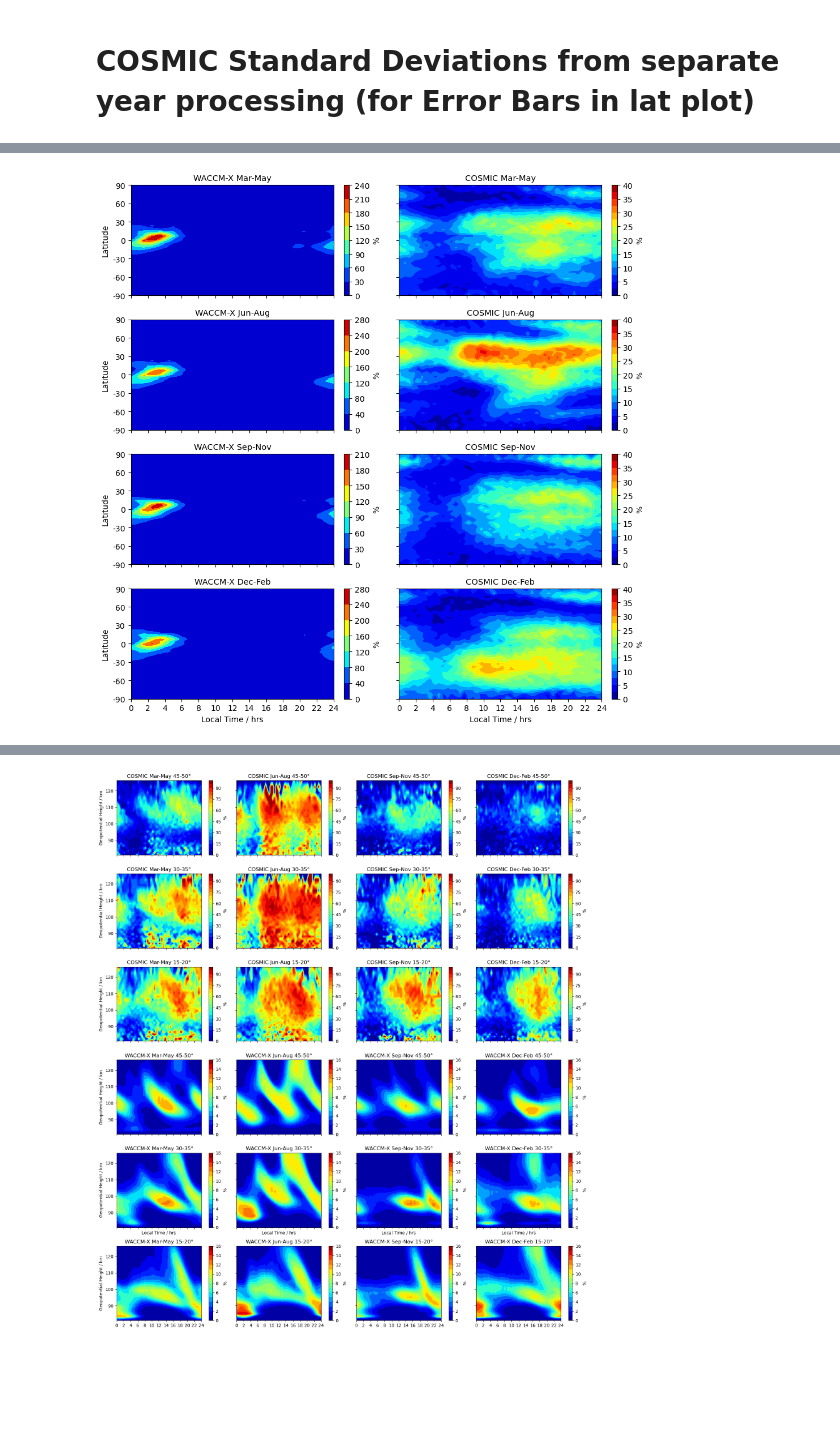
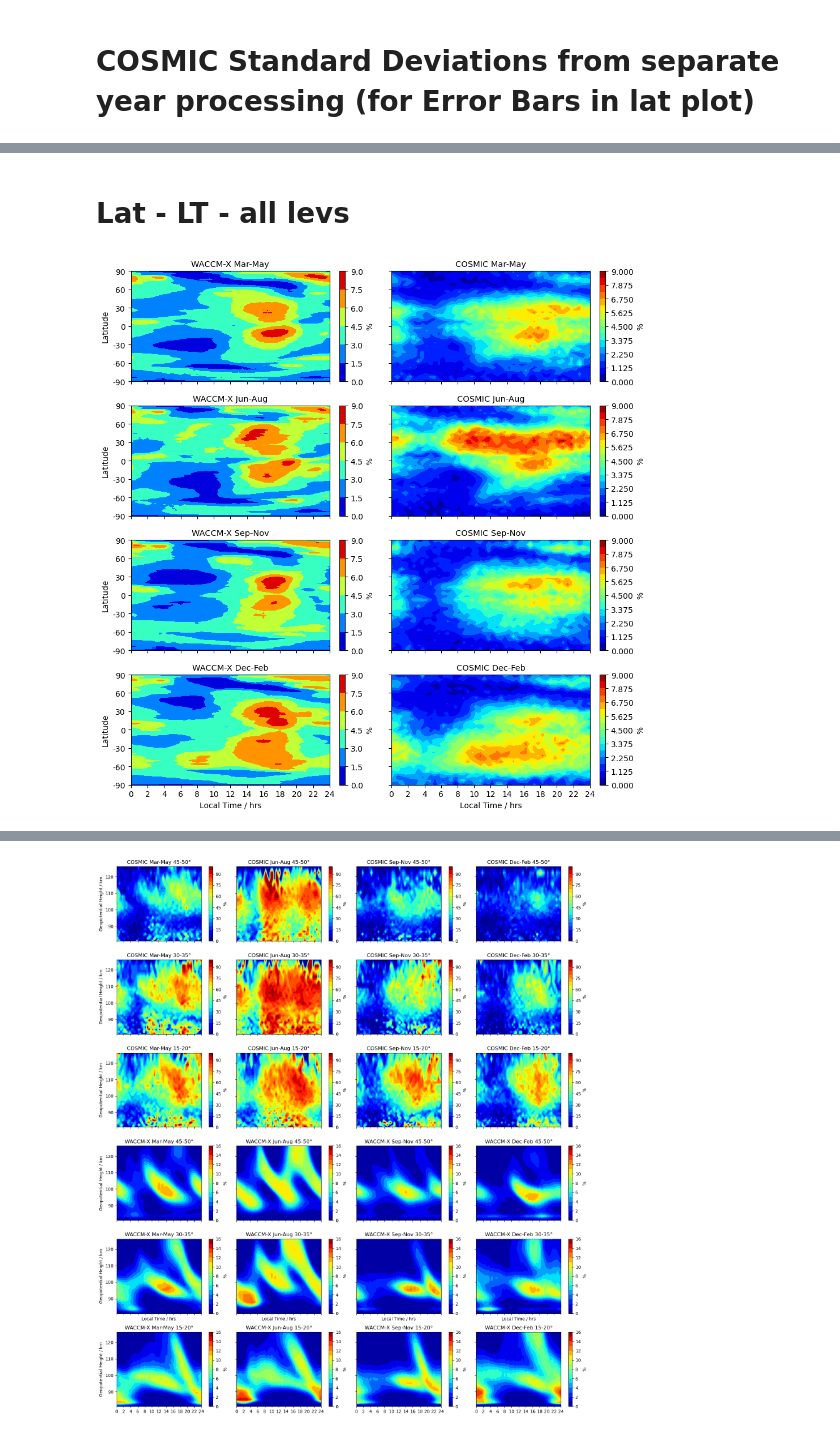
Before and after one commit to tashaay/SpE_Identification_Notebooks, a Jupyter notebook: COSMIC_WACCM_Plotting-WACCM_Factor.ipynb, the cells around one changed output, grey strips where cells are left out. Cells and saved outputs as stored; diff of their text form; code cells hidden in the pictures; blank space fills up the shorter version.

```diff
--- a/COSMIC_WACCM_Plotting-WACCM_Factor.ipynb
+++ b/COSMIC_WACCM_Plotting-WACCM_Factor.ipynb
@@ -187,19 +280,26 @@ win_ocfr_LT = win_ds['ocfr_LT'] # dimensions altitude, latitude, local_time
 
 
 #Lat-Lon Plots
-spr_ocfr_lon_altmean = spr_ocfr_lon.mean(dim='altitude')
-sum_ocfr_lon_altmean = sum_ocfr_lon.mean(dim='altitude')
-aut_ocfr_lon_altmean = aut_ocfr_lon.mean(dim='altitude')
-win_ocfr_lon_altmean = win_ocfr_lon.mean(dim='altitude')
+reshaped_spr_alt = spr_alt.expand_dims({'dim_1': 1, 'dim_2': 1}).transpose('altitude', 'dim_2', 'dim_1')
+reshaped_alt = np.tile(reshaped_spr_alt, (1, spr_ocfr_lon.shape[1], spr_ocfr_lon.shape[2])) # Use broadcasting to create the array with the same dimensions as spr_ocfr_lon_m
+
+spr_ocfr_lon_altmean = wt_avg_alt(spr_ocfr_lon, reshaped_alt)
+sum_ocfr_lon_altmean = wt_avg_alt(sum_ocfr_lon, reshaped_alt)
+aut_ocfr_lon_altmean = wt_avg_alt(aut_ocfr_lon, reshaped_alt)
+win_ocfr_lon_altmean = wt_avg_alt(win_ocfr_lon, reshaped_alt)
+
 
 #Lat-LT Plots
 timeplot = np.linspace(0, 24, 49)
 timeconv_plot_ticks = np.arange(0,25, dtype=float)
 
-spr_ocfr_LT_altmean = spr_ocfr_LT.mean(dim='altitude')
-sum_ocfr_LT_altmean = sum_ocfr_LT.mean(dim='altitude')
-aut_ocfr_LT_altmean = aut_ocfr_LT.mean(dim='altitude')
-win_ocfr_LT_altmean = win_ocfr_LT.mean(dim='altitude')
+reshaped_alt2 = np.tile(reshaped_spr_alt, (1, spr_ocfr_LT.shape[1], spr_ocfr_LT.shape[2])) # Use broadcasting to create the array with the same dimensions as spr_ocfr_LT_m
+
+spr_ocfr_LT_altmean = wt_avg_alt(spr_ocfr_LT, reshaped_alt2)
+sum_ocfr_LT_altmean = wt_avg_alt(sum_ocfr_LT, reshaped_alt2)
+aut_ocfr_LT_altmean = wt_avg_alt(aut_ocfr_LT, reshaped_alt2)
+win_ocfr_LT_altmean = wt_avg_alt(win_ocfr_LT, reshaped_alt2)
+
 
 #Lat only
 spr_ocfr_LT_lat = spr_ocfr_LT_altmean.mean(dim='local_time')
@@ -324,7 +418,7 @@ ALon = ds.variables['lon']
 s4max_threshold = 0.35
 
 #=================================================================================
-spr_filepath_m = f'Nc_Files/s4max/maglat_maglon/Ocfr_m_spring_5d_s4max_{s4max_threshold}.nc'
+spr_filepath_m = f'Nc_Files/s4max/e_criteria/maglat_maglon/Ocfr_m_spring_5d_s4max_{s4max_threshold}.nc'
 spr_dsm = xr.open_dataset(spr_filepath_m)
 
 # Extract variables and coordinates to new variables
@@ -345,19 +439,19 @@ spr_ocfr_lon_m = spr_dsm['ocfr_lon_m'] # dimensions altitude, latitude, longitud
 spr_ocfr_LT_m = spr_dsm['ocfr_LT_m'] # dimensions altitude, latitude, local_time
 
 #=================================================================================
-sum_filepath_m = f'Nc_Files/s4max/maglat_maglon/Ocfr_m_summer_5d_s4max_{s4max_threshold}.nc'
+sum_filepath_m = f'Nc_Files/s4max/e_criteria/maglat_maglon/Ocfr_m_summer_5d_s4max_{s4max_threshold}.nc'
 sum_dsm = xr.open_dataset(sum_filepath_m)
 sum_ocfr_lon_m = sum_dsm['ocfr_lon_m'] # dimensions altitude, latitude, longitude
 sum_ocfr_LT_m = sum_dsm['ocfr_LT_m'] # dimensions altitude, latitude, local_time
 
 #=================================================================================
-aut_filepath_m = f'Nc_Files/s4max/maglat_maglon/Ocfr_m_autumn_5d_s4max_{s4max_threshold}.nc'
+aut_filepath_m = f'Nc_Files/s4max/e_criteria/maglat_maglon/Ocfr_m_autumn_5d_s4max_{s4max_threshold}.nc'
 aut_dsm = xr.open_dataset(aut_filepath_m)
 aut_ocfr_lon_m = aut_dsm['ocfr_lon_m'] # dimensions altitude, latitude, longitude
 aut_ocfr_LT_m = aut_dsm['ocfr_LT_m'] # dimensions altitude, latitude, local_time
 
 #=================================================================================
-win_filepath_m = f'Nc_Files/s4max/maglat_maglon/Ocfr_m_winter_5d_s4max_{s4max_threshold}.nc'
+win_filepath_m = f'Nc_Files/s4max/e_criteria/maglat_maglon/Ocfr_m_winter_5d_s4max_{s4max_threshold}.nc'
 win_dsm = xr.open_dataset(win_filepath_m)
 win_ocfr_lon_m = win_dsm['ocfr_lon_m'] # dimensions altitude, latitude, longitude
 win_ocfr_LT_m = win_dsm['ocfr_LT_m'] # dimensions altitude, latitude, local_time
@@ -837,6 +700,7 @@ NameError: name 'M_Factorav_latlon' is not defined
+# %% [markdown]
+# Lat - LT - all levs
 # %%
 # Lat - LT - all levs
-
 
 win_SpEs_Occ_Fr_b_dsavglev_plot = win_SpEs_Occ_Fr_b_dsavglev[:,:]  #Whole Dataset avg over all heights ->(96, 48) lat,LT
 win_SpEs_Occ_Fr_b_dsavglev_plote = np.concatenate((win_SpEs_Occ_Fr_b_dsavglev_plot, win_SpEs_Occ_Fr_b_dsavglev_plot[:, :1]), axis=1)
@@ -858,19 +722,19 @@ fig_combined, axes_combined = plt.subplots(nrows=4, ncols=2, figsize=(10, 10),
 
 # Set common colorbar properties
 vmin_cosmic = 0
-vmax_cosmic = 40
+vmax_cosmic = 9
 cmap_cosmic = plt.get_cmap('jet')
 
 vmin_waccm = 0
-vmax_waccm = 8
+vmax_waccm = 9
 nolevs_waccm = (vmax_waccm - vmin_waccm ) +1
 cmap_waccm = plt.get_cmap('jet')
 
 
 
 # WACCM Latitude - Local Time Plots
-subplots_waccm = [spr_SpEs_Occ_Fr_b_dsavglev_plote*M_Factor_LT_latLT_interpp, sum_SpEs_Occ_Fr_b_dsavglev_plote*M_Factor_LT_latLT_interpp,
-                  aut_SpEs_Occ_Fr_b_dsavglev_plote*M_Factor_LT_latLT_interpp, win_SpEs_Occ_Fr_b_dsavglev_plote*M_Factor_LT_latLT_interpp]
+subplots_waccm = [spr_SpEs_Occ_Fr_b_dsavglev_plote, sum_SpEs_Occ_Fr_b_dsavglev_plote,
+                  aut_SpEs_Occ_Fr_b_dsavglev_plote, win_SpEs_Occ_Fr_b_dsavglev_plote]
 titles_waccm = ['Mar-May', 'Jun-Aug', 'Sep-Nov', 'Dec-Feb']
 
 
@@ -881,7 +745,7 @@ for i, data_waccm in enumerate(subplots_waccm):
 
     C_waccm = ax_waccm.contourf(timeplot, lat, data_waccm, cmap=jet,
                                 #levels=np.linspace(vmin_waccm, vmax_waccm, nolevs_waccm),
-                                #vmin=vmin_waccm, vmax=vmax_waccm
+                                vmin=vmin_waccm, vmax=vmax_waccm
                                )
 
     if row_waccm == 3:
@@ -920,32 +784,32 @@ for i, data_cosmic in enumerate(subplots_cosmic):
                                   vmin=vmin_cosmic, vmax=vmax_cosmic)
 
     if col_cosmic == 0:
         ax_cosmic.set_ylabel('Latitude')
     ax_cosmic.set_yticks(np.linspace(-90, 90, 7))
     ax_cosmic.set_yticklabels((-90, -60, -30, 0, 30, 60, 90))
 
     if row_cosmic == 3:
         ax_cosmic.set_xlabel('Local Time / hrs')
     xticks_cosmic = np.linspace(0, 24, 13)
     ax_cosmic.set_xticks(xticks_cosmic)
     ax_cosmic.set_xticklabels(xticks_cosmic.astype(int))
 
     ax_cosmic.set_title(f'COSMIC {titles_waccm[i]}', fontsize=10.5)
 
     cbar_cosmic = fig_combined.colorbar(C_cosmic, ax=ax_cosmic, pad=0.04)#, shrink=0.8)
     cbar_cosmic.set_label(r'%')
 
     #ax_cosmic.set_title(titles_cosmic[i])
 
 
 
 
 plt.tight_layout()#rect=[0.05, 0.03, 1, 0.95])
 
 # Save the combined figure
 figname_combined = f'{run_name}_Combined_Lat_vs_LT_s4max_{s4max_threshold}.png'
-#plt.savefig('./Figures/Combined/' + str(figname_combined), dpi=400, bbox_inches='tight')
+plt.savefig('./Figures/Combined/' + str(figname_combined), dpi=400, bbox_inches='tight')
 
 plt.show()
 # %% [output]
-[figure, old version]
+[figure, new version]
```
Also changed, not shown: parts of 34 cells of this notebook, 12 other files.
